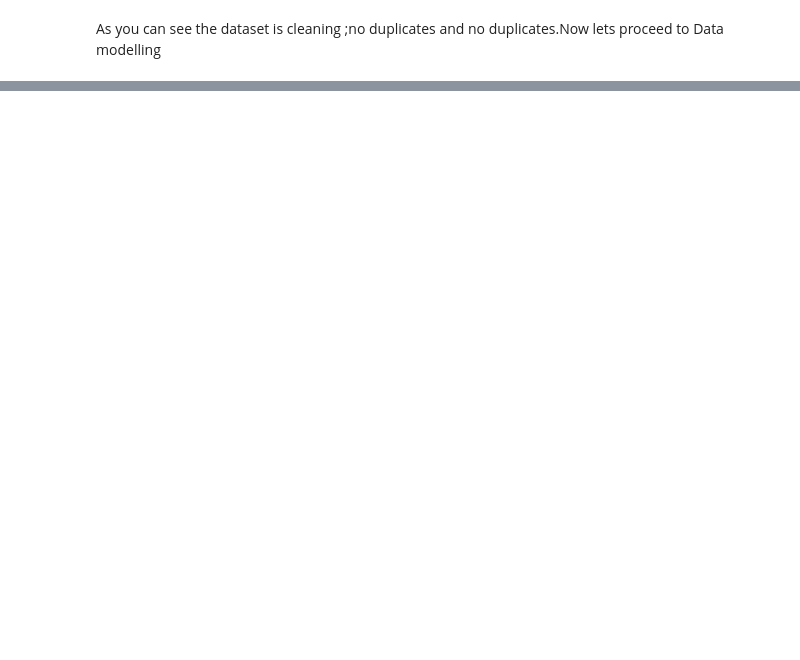
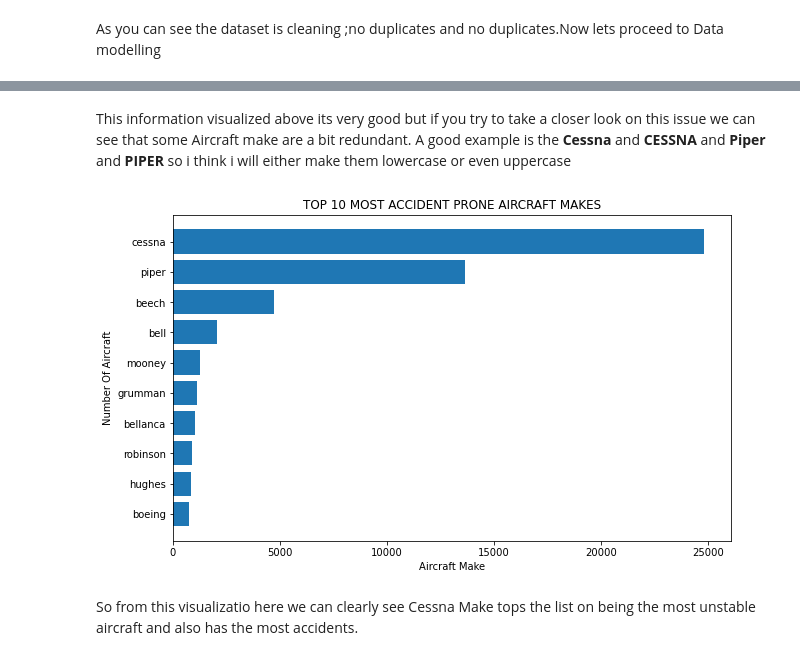
Before and after one commit to Graham-49/Phase-One-Project, a Jupyter notebook: dsc-phase1-project.ipynb, the cells around one changed output, grey strips where cells are left out. Drawn from its saved outputs; the diff is of its cells as text; code cells hidden in the pictures; blank space fills up the shorter version.

Commit message:
Started  working on the analysis and visualization bit

```diff
--- a/dsc-phase1-project.ipynb
+++ b/dsc-phase1-project.ipynb
@@ -464,5 +464,5 @@ dtype: float64
 # %% [markdown]
 As you can see we are close to having a clean dataset in this case almost everything is below 10 percent i can drop some rows with missing values and not loose alot of data.
 # %%
-clean_df = df.dropna() # basically this is used to  create a new dataframe without missing values
+df = df.dropna() # basically this is used to  create a new dataframe without missing values
 # %%
@@ -493,0 +525,18 @@ As  you can see the dataset is cleaning ;no duplicates and no duplicates.Now let
+# %% [markdown]
+This information visualized above its very good but if you try to take a closer look on this issue we can see that some Aircraft make are a bit redundant. A good example is the **Cessna** and **CESSNA**  and **Piper** and  **PIPER** so i think i will either make them lowercase or even uppercase
+# %%
+df.loc[:,'Make'] = df['Make'] .str.lower() #making all the Makes name lowercase(i have decided to work with lowercase)
+# %%
+top_10_aircraft_make = df["Make"].value_counts()[:10].sort_values(ascending=True)
+
+
+fig, ax = plt.subplots(figsize = (10,6))
+
+ax.barh(top_10_aircraft_make.index, top_10_aircraft_make.values ) #My choice is horizontal bar graph
+ax.set_title("TOP 10 MOST ACCIDENT PRONE AIRCRAFT MAKES")
+ax.set_xlabel("Aircraft Make")
+ax.set_ylabel("Number Of Aircraft");
+# %% [output]
+[figure, added]
+# %% [markdown]
+So from this visualizatio here we can clearly see Cessna Make tops the list on being the most unstable aircraft and also has the most accidents.
```
Also changed, not shown: parts of 8 cells of this notebook.
